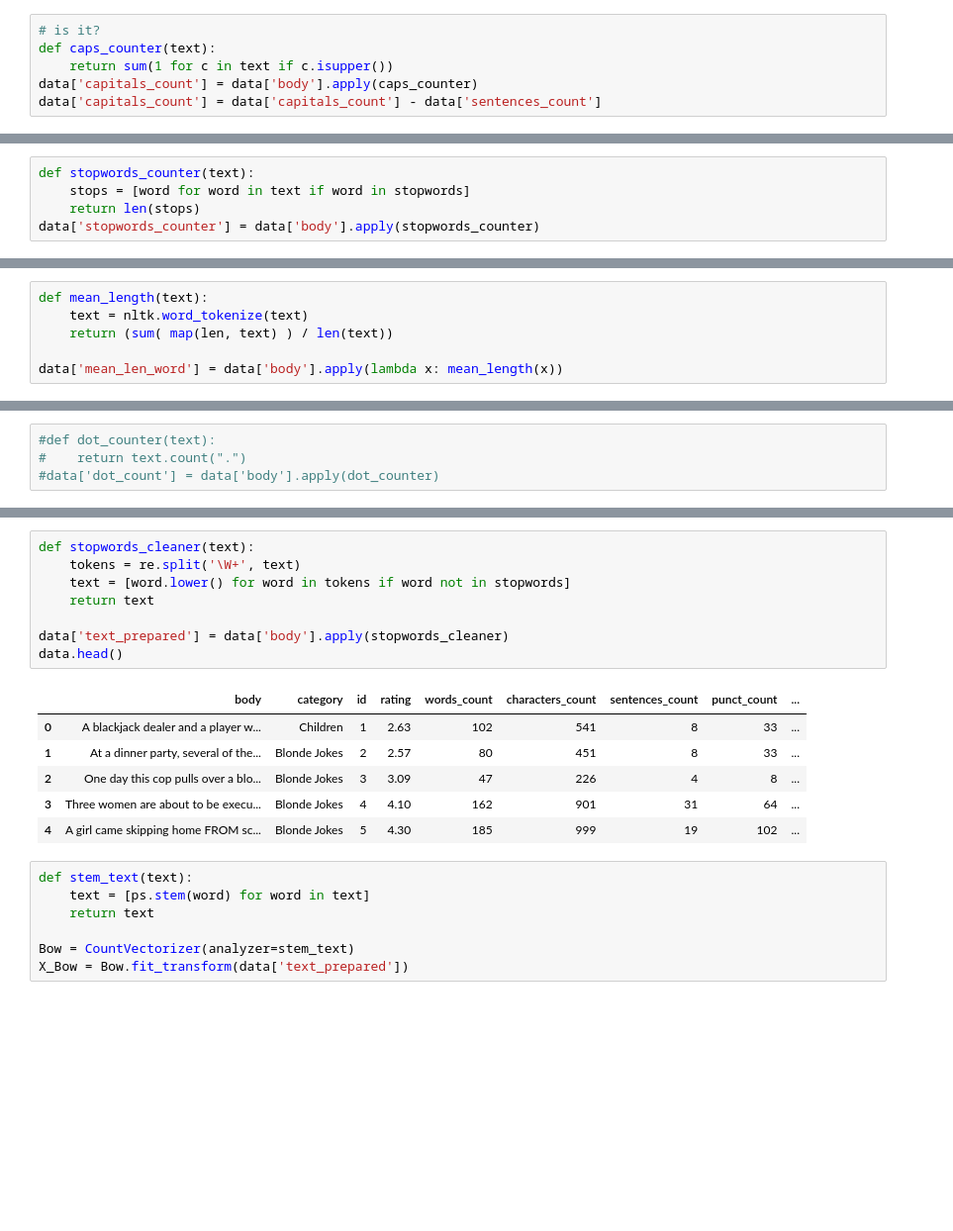
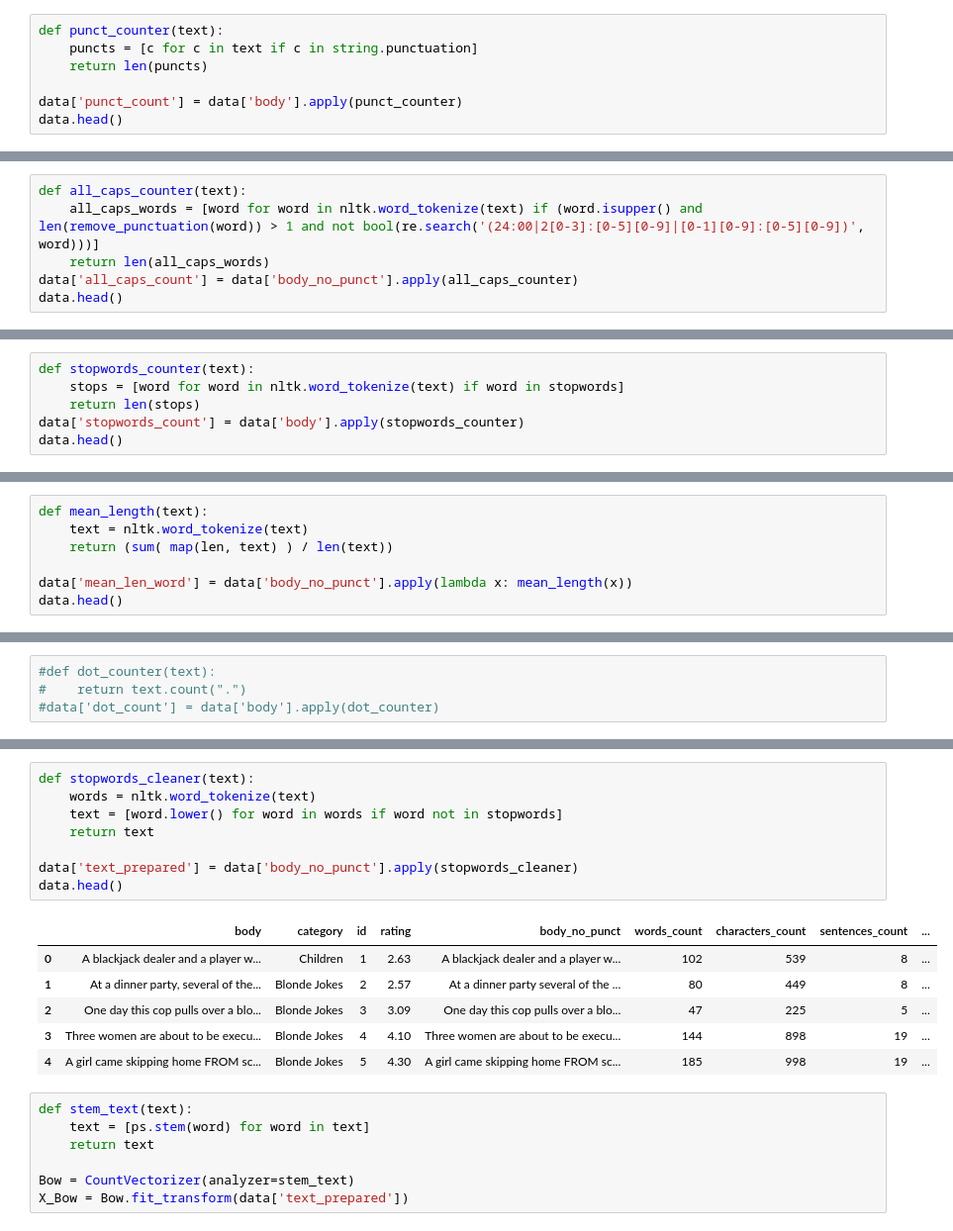
Before and after one commit to Galzi1/JokesTextMining, a Jupyter notebook: PipeLine.ipynb, the cells around one changed output, grey strips where cells are left out. Shown at 99% size. Saved outputs shown, nothing was run; the diff lists cells and outputs as text; blank space fills up the shorter version.

```diff
--- a/PipeLine.ipynb
+++ b/PipeLine.ipynb
@@ -67,6 +104,7 @@ data['punct_count'] = data['body'].apply(punct_counter)
 # %%
-# is it?
-def caps_counter(text):
-    return sum(1 for c in text if c.isupper())
-data['capitals_count'] = data['body'].apply(caps_counter)
-data['capitals_count'] = data['capitals_count'] - data['sentences_count']
+def punct_counter(text):
+    puncts = [c for c in text if c in string.punctuation]
+    return len(puncts)
+
+data['punct_count'] = data['body'].apply(punct_counter)
+data.head()
@@ -72,0 +118,6 @@ data['capitals_count'] = data['capitals_count'] - data['sentences_count']
+# %%
+def all_caps_counter(text):
+    all_caps_words = [word for word in nltk.word_tokenize(text) if (word.isupper() and len(remove_punctuation(word)) > 1 and not bool(re.search('(24:00|2[0-3]:[0-5][0-9]|[0-1][0-9]:[0-5][0-9])', word)))]
+    return len(all_caps_words)
+data['all_caps_count'] = data['body_no_punct'].apply(all_caps_counter)
+data.head()
@@ -73,5 +131,6 @@ data['capitals_count'] = data['capitals_count'] - data['sentences_count']
 # %%
 def stopwords_counter(text):
-    stops = [word for word in text if word in stopwords]
+    stops = [word for word in nltk.word_tokenize(text) if word in stopwords]
     return len(stops)
-data['stopwords_counter'] = data['body'].apply(stopwords_counter)
+data['stopwords_count'] = data['body'].apply(stopwords_counter)
+data.head()
@@ -80,4 +146,5 @@ def mean_length(text):
     text = nltk.word_tokenize(text)
     return (sum( map(len, text) ) / len(text))
 
-data['mean_len_word'] = data['body'].apply(lambda x: mean_length(x))
+data['mean_len_word'] = data['body_no_punct'].apply(lambda x: mean_length(x))
+data.head()
@@ -100,18 +198,18 @@ data['excmark_count'] = data['body'].apply(excmark_counter)
 # %%
 def stopwords_cleaner(text):
-    tokens = re.split('\W+', text)
-    text = [word.lower() for word in tokens if word not in stopwords]
+    words = nltk.word_tokenize(text)
+    text = [word.lower() for word in words if word not in stopwords]
     return text
 
-data['text_prepared'] = data['body'].apply(stopwords_cleaner)
+data['text_prepared'] = data['body_no_punct'].apply(stopwords_cleaner)
 data.head()
 # %% [output]
-|  | body | category | id | rating | words_count | characters_count | sentences_count | punct_count | ... |
-| 0 | A blackjack dealer and a player w... | Children | 1 | 2.63 | 102 | 541 | 8 | 33 | ... |
-| 1 | At a dinner party, several of the... | Blonde Jokes | 2 | 2.57 | 80 | 451 | 8 | 33 | ... |
-| 2 | One day this cop pulls over a blo... | Blonde Jokes | 3 | 3.09 | 47 | 226 | 4 | 8 | ... |
-| 3 | Three women are about to be execu... | Blonde Jokes | 4 | 4.10 | 162 | 901 | 31 | 64 | ... |
-| 4 | A girl came skipping home FROM sc... | Blonde Jokes | 5 | 4.30 | 185 | 999 | 19 | 102 | ... |
+|  | body | category | id | rating | body_no_punct | words_count | characters_count | sentences_count | ... |
+| 0 | A blackjack dealer and a player w... | Children | 1 | 2.63 | A blackjack dealer and a player w... | 102 | 539 | 8 | ... |
+| 1 | At a dinner party, several of the... | Blonde Jokes | 2 | 2.57 | At a dinner party several of the ... | 80 | 449 | 8 | ... |
+| 2 | One day this cop pulls over a blo... | Blonde Jokes | 3 | 3.09 | One day this cop pulls over a blo... | 47 | 225 | 5 | ... |
+| 3 | Three women are about to be execu... | Blonde Jokes | 4 | 4.10 | Three women are about to be execu... | 144 | 898 | 19 | ... |
+| 4 | A girl came skipping home FROM sc... | Blonde Jokes | 5 | 4.30 | A girl came skipping home FROM sc... | 185 | 998 | 19 | ... |
 # %%
 def stem_text(text):
     text = [ps.stem(word) for word in text]
```
Also changed, not shown: parts of 17 cells of this notebook, 1 other file.
